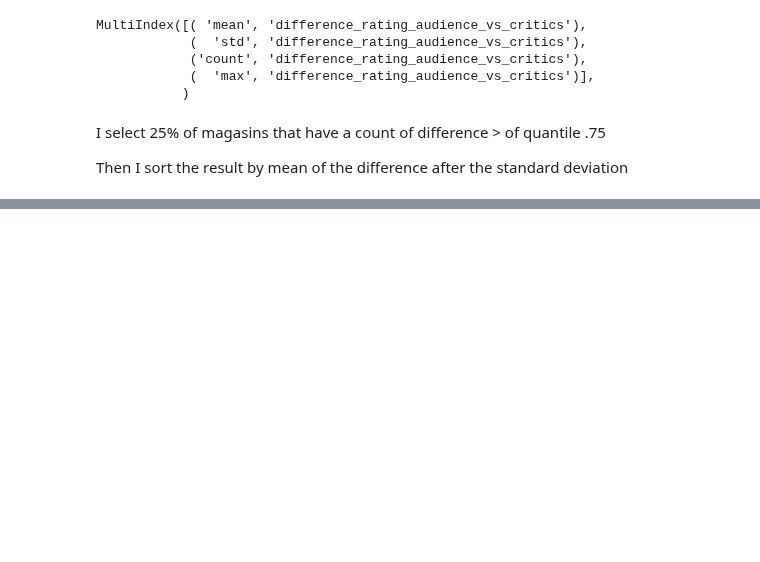
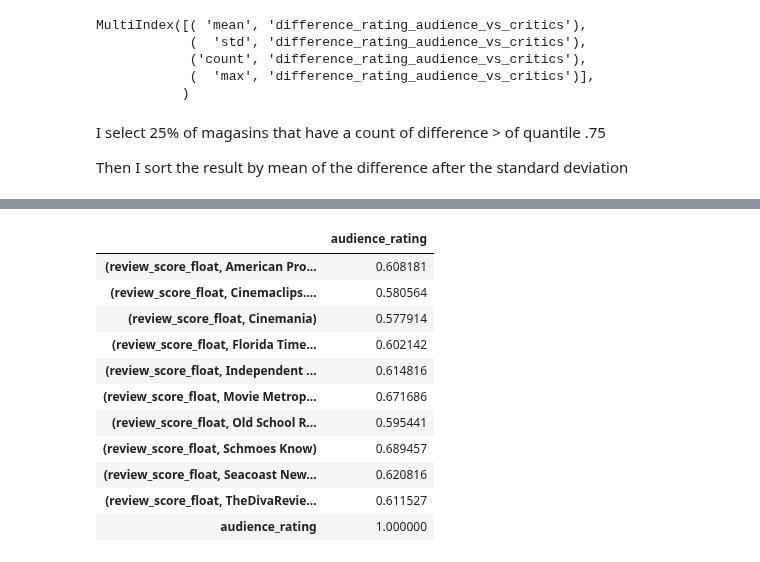
Before and after one commit to fdmdlb/nextflix, a Jupyter notebook: review_magazine_share.ipynb, the cells around one changed output, grey strips where cells are left out. Drawn from its saved outputs; the diff is of its cells as text; code cells hidden in the pictures; blank space fills up the shorter version.

```diff
--- a/review_magazine_share.ipynb
+++ b/review_magazine_share.ipynb
@@ -281,0 +240,15 @@ Name: audience_rating, dtype: float64
+# %%
+publishers_corr.corr(min_periods=200)[["audience_rating"]]
+# %% [output]
+|  | audience_rating |
+| (review_score_float, American Pro... | 0.608181 |
+| (review_score_float, Cinemaclips.... | 0.580564 |
+| (review_score_float, Cinemania) | 0.577914 |
+| (review_score_float, Florida Time... | 0.602142 |
+| (review_score_float, Independent ... | 0.614816 |
+| (review_score_float, Movie Metrop... | 0.671686 |
+| (review_score_float, Old School R... | 0.595441 |
+| (review_score_float, Schmoes Know) | 0.689457 |
+| (review_score_float, Seacoast New... | 0.620816 |
+| (review_score_float, TheDivaRevie... | 0.611527 |
+| audience_rating | 1.000000 |
```
Also changed, not shown: parts of 31 cells of this notebook.
